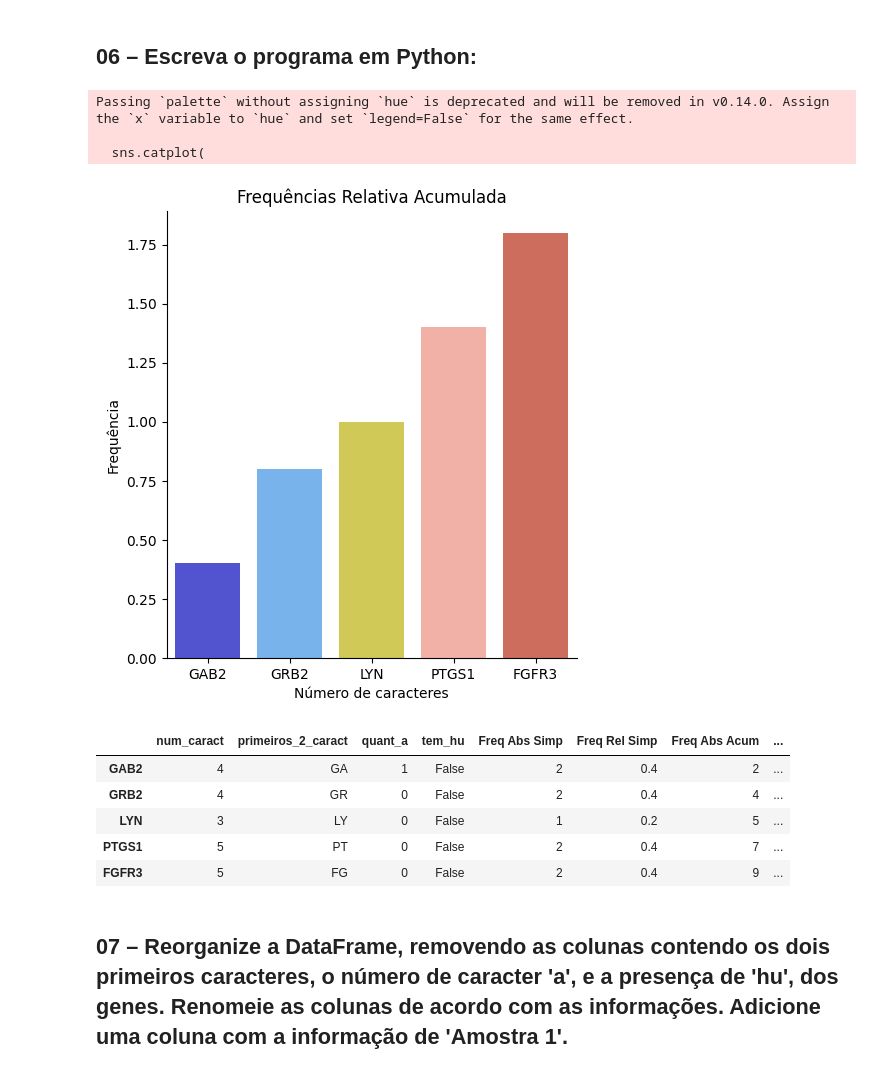
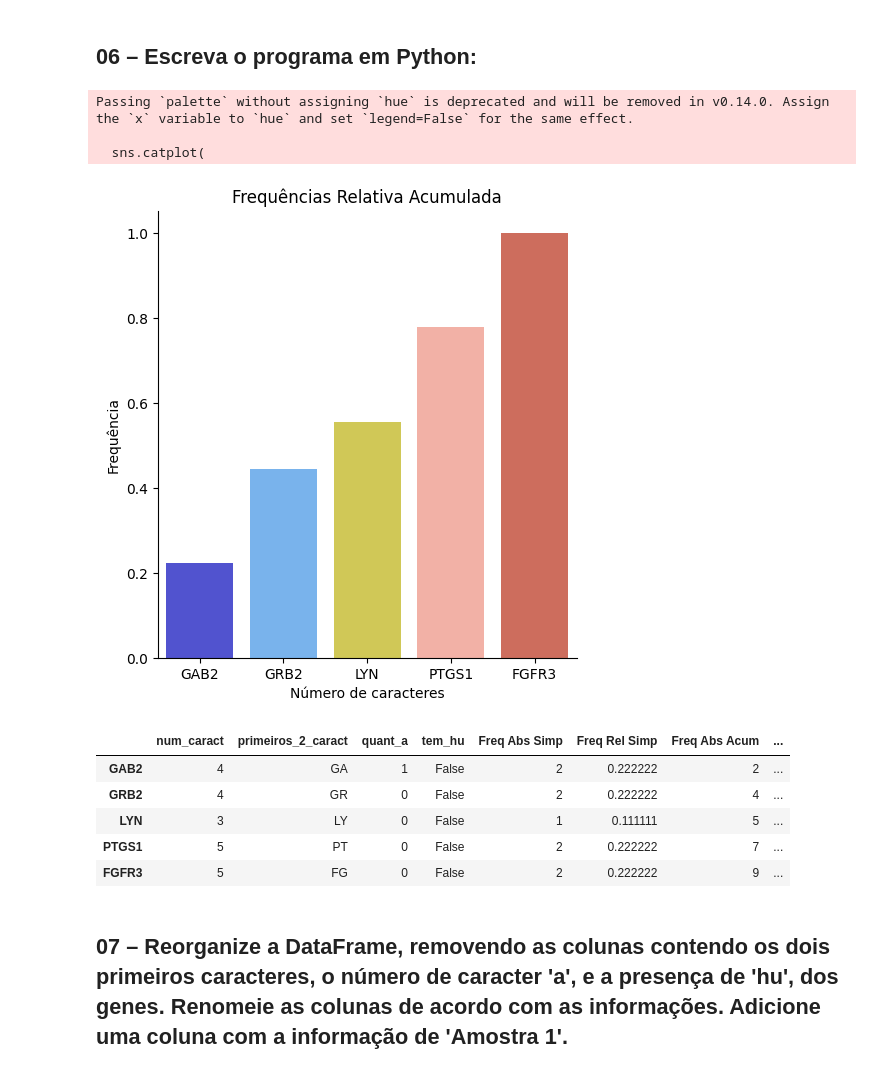
Before and after one commit to biancankusma/python_basico, a Jupyter notebook: 13-Variáveis_Qualitativas_2026-03-30.ipynb, the cells around one changed output. Drawn from its saved outputs; the diff is of its cells as text; code cells hidden in the pictures.

```diff
--- a/13-Variáveis_Qualitativas_2026-03-30.ipynb
+++ b/13-Variáveis_Qualitativas_2026-03-30.ipynb
@@ -71,38 +75,38 @@ Para gerar o grafico de barras usando a biblioteca seaborn, deve-se importá-la
 # %%
 df6_13=pd.read_csv('df_4_8_7lista6.csv', index_col="Unnamed: 0")
 
 df6_13['Freq Abs Simp'] = df6_13.groupby('num_caract')['num_caract'].transform('count')
-df6_13['Freq Rel Simp'] = df6_13['Freq Abs Simp'] / len(df6_13)
+df6_13['Freq Rel Simp'] = df6_13['Freq Abs Simp'] / sum(df6_13['Freq Abs Simp'])
 df6_13['Freq Abs Acum'] = df6_13['Freq Abs Simp'].cumsum()
 df6_13['Freq Rel Acum'] = df6_13['Freq Rel Simp'].cumsum()
 
 import seaborn as sns
 
 custom_palette = ["#3C3FE4", '#66B3FF', "#E4D943", "#FFA899","#E0604A"]
 sns.catplot(
     kind='bar',
     x=list(df6_13['Freq Rel Acum'].index)[:],
     y='Freq Rel Acum',
     data=df6_13.iloc[:],
     palette=custom_palette
 )
 plt.xlabel("Número de caracteres")
 plt.ylabel("Frequência")
 plt.title("Frequências Relativa Acumulada")
 plt.show()
 
 df6_13
 # %% [output]
 Passing `palette` without assigning `hue` is deprecated and will be removed in v0.14.0. Assign the `x` variable to `hue` and set `legend=False` for the same effect.
 
   sns.catplot(
-[figure, old version]
+[figure, new version]
 |  | num_caract | primeiros_2_caract | quant_a | tem_hu | Freq Abs Simp | Freq Rel Simp | Freq Abs Acum | ... |
-| GAB2 | 4 | GA | 1 | False | 2 | 0.4 | 2 | ... |
-| GRB2 | 4 | GR | 0 | False | 2 | 0.4 | 4 | ... |
-| LYN | 3 | LY | 0 | False | 1 | 0.2 | 5 | ... |
-| PTGS1 | 5 | PT | 0 | False | 2 | 0.4 | 7 | ... |
-| FGFR3 | 5 | FG | 0 | False | 2 | 0.4 | 9 | ... |
+| GAB2 | 4 | GA | 1 | False | 2 | 0.222222 | 2 | ... |
+| GRB2 | 4 | GR | 0 | False | 2 | 0.222222 | 4 | ... |
+| LYN | 3 | LY | 0 | False | 1 | 0.111111 | 5 | ... |
+| PTGS1 | 5 | PT | 0 | False | 2 | 0.222222 | 7 | ... |
+| FGFR3 | 5 | FG | 0 | False | 2 | 0.222222 | 9 | ... |
 # %% [markdown]
 ## 07 – Reorganize a DataFrame, removendo as colunas contendo os dois primeiros caracteres, o número de caracter 'a', e a presença de 'hu', dos genes. Renomeie as colunas de acordo com as informações. Adicione uma coluna com a informação de 'Amostra 1'.
 # %%
```
Also changed, not shown: parts of 9 cells of this notebook, 3 other files.
